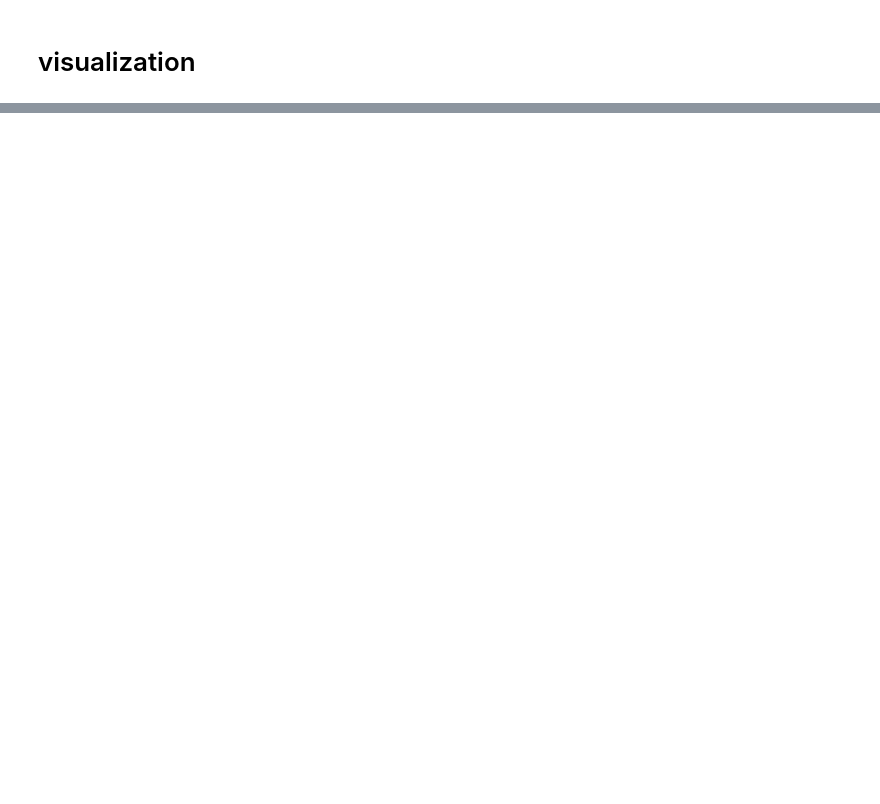
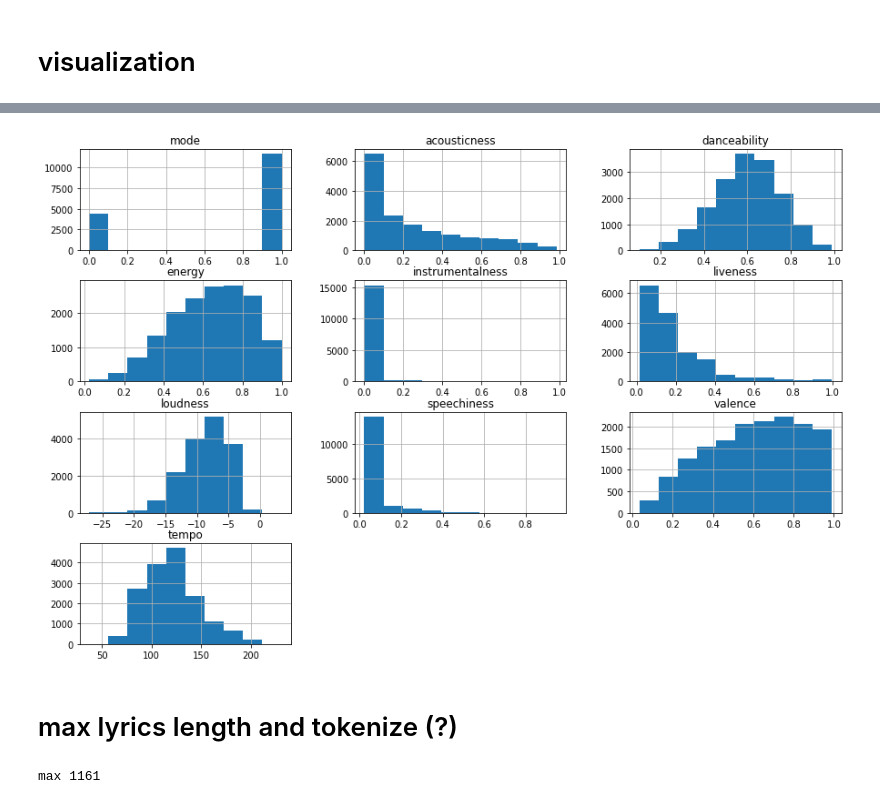
Before and after one commit to ebezzam/lyrics-mir, a Jupyter notebook: notebooks/data_exploration.ipynb, the cells around one changed output, grey strips where cells are left out. Cells and saved outputs as stored; diff of their text form; code cells hidden in the pictures; blank space fills up the shorter version.

```diff
--- a/notebooks/data_exploration.ipynb
+++ b/notebooks/data_exploration.ipynb
@@ -589,0 +864,11 @@ print(sub_genres)
+# %%
+df_clean.hist(column=acoustic_features, figsize=(15, 10));
+# %% [output]
+[figure, added]
+# %% [markdown]
+# max lyrics length and tokenize (?)
+# %%
+lyr_lengths = [len(lyr.split()) for lyr in df_clean["lyrics"]]
+print("max", max(lyr_lengths))
+# %% [output]
+max 1161
```
Also changed, not shown: parts of 61 cells of this notebook.
